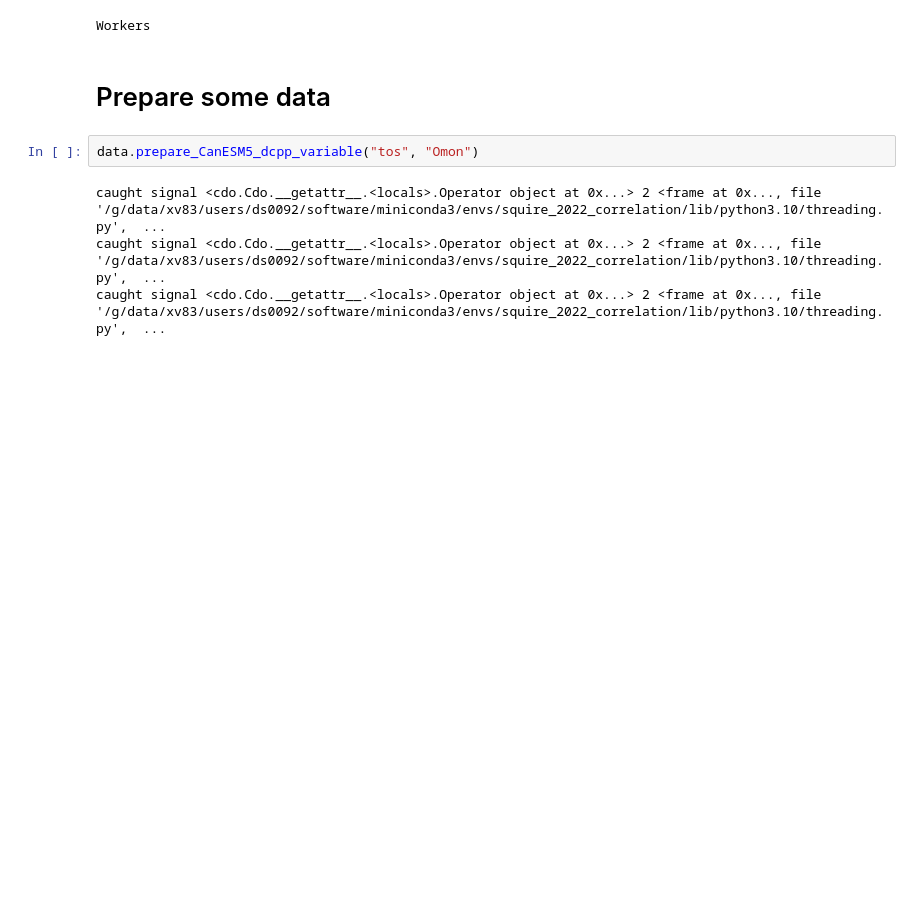
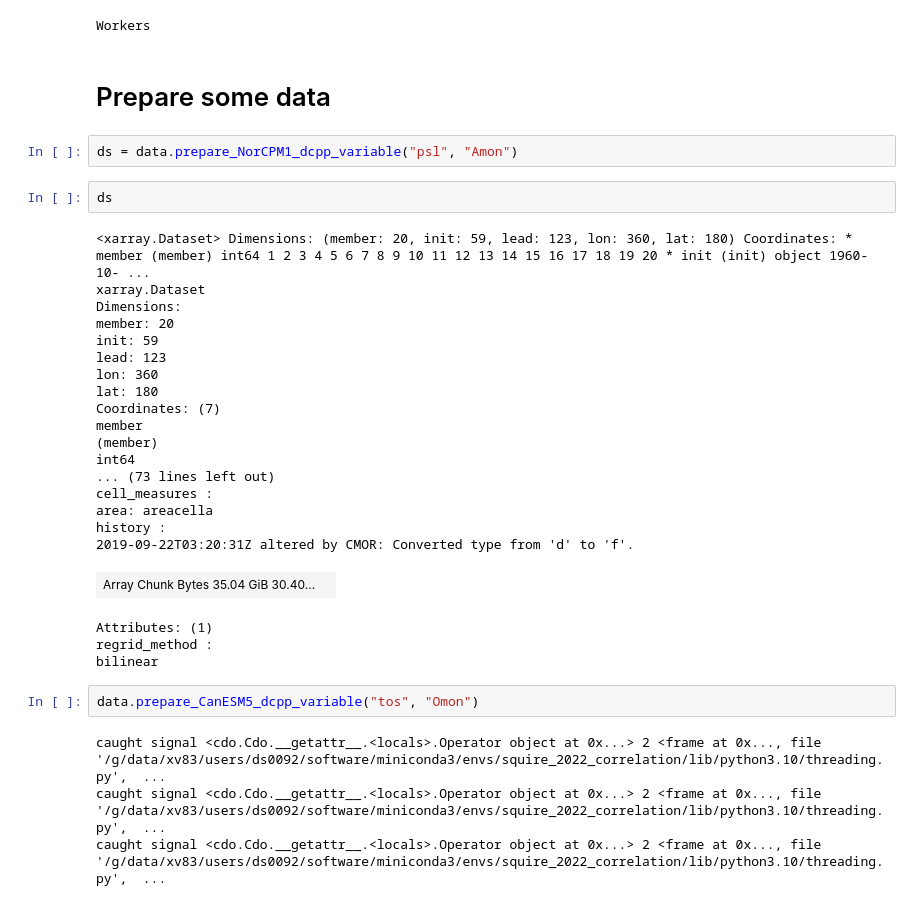
Before and after one commit to dougiesquire/Squire_2022_correlation, a Jupyter notebook: notebooks/exploratory/prepare_data.ipynb, the cells around one changed output. Drawn from its saved outputs; the diff is of its cells as text; blank space fills up the shorter version.

```diff
--- a/notebooks/exploratory/prepare_data.ipynb
+++ b/notebooks/exploratory/prepare_data.ipynb
@@ -57,6 +57,32 @@ Scheduler-09538189-4fed-4f88-9039-7b8adbf6042f
 Workers
 # %% [markdown]
 # Prepare some data
+# %%
+ds = data.prepare_NorCPM1_dcpp_variable("psl", "Amon")
+# %%
+ds
+# %% [output]
+<xarray.Dataset> Dimensions: (member: 20, init: 59, lead: 123, lon: 360, lat: 180) Coordinates: * member (member) int64 1 2 3 4 5 6 7 8 9 10 11 12 13 14 15 16 17 18 19 20 * init (init) object 1960-10- ...
+xarray.Dataset
+Dimensions:
+member: 20
+init: 59
+lead: 123
+lon: 360
+lat: 180
+Coordinates: (7)
+member
+(member)
+int64
+... (73 lines left out)
+cell_measures :
+area: areacella
+history :
+2019-09-22T03:20:31Z altered by CMOR: Converted type from 'd' to 'f'.
+| Array Chunk Bytes 35.04 GiB 30.40... |  |
+Attributes: (1)
+regrid_method :
+bilinear
 # %%
 data.prepare_CanESM5_dcpp_variable("tos", "Omon")
 # %% [output]
```
Also changed, not shown: parts of 1 cell of this notebook, 5 other files.
